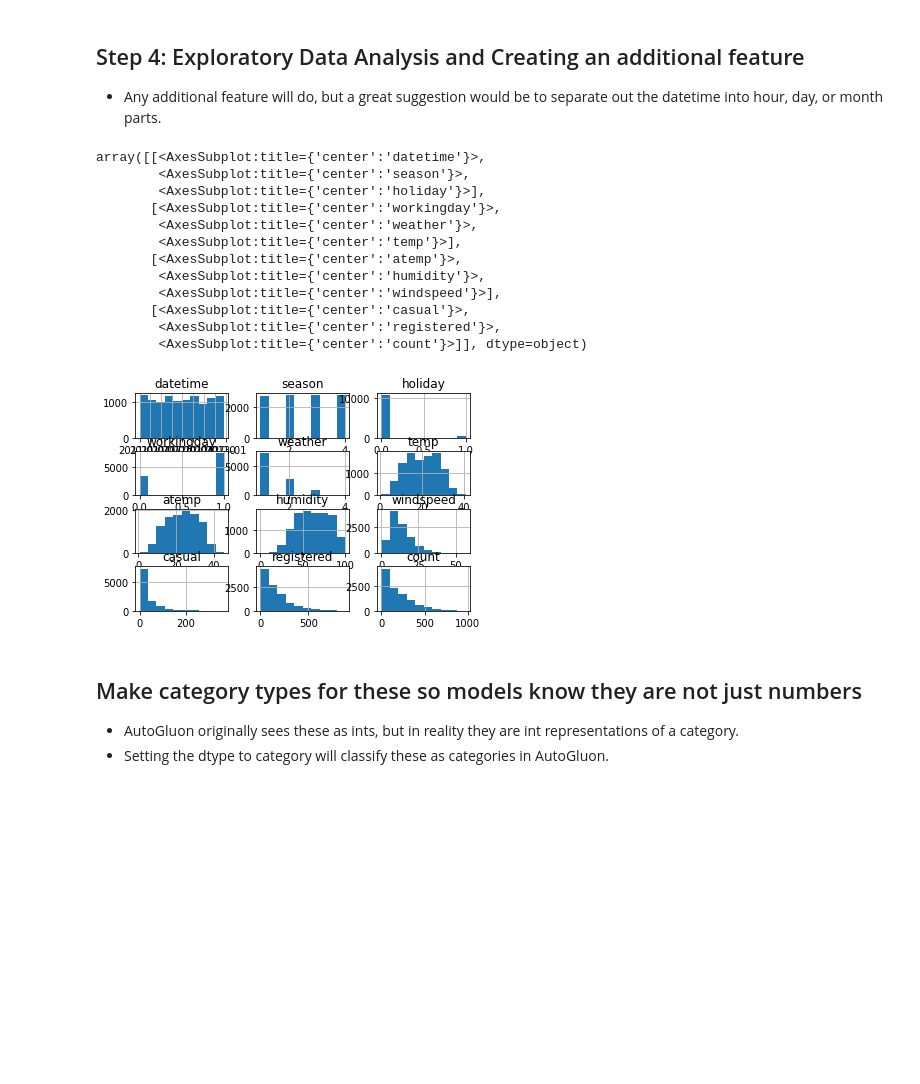
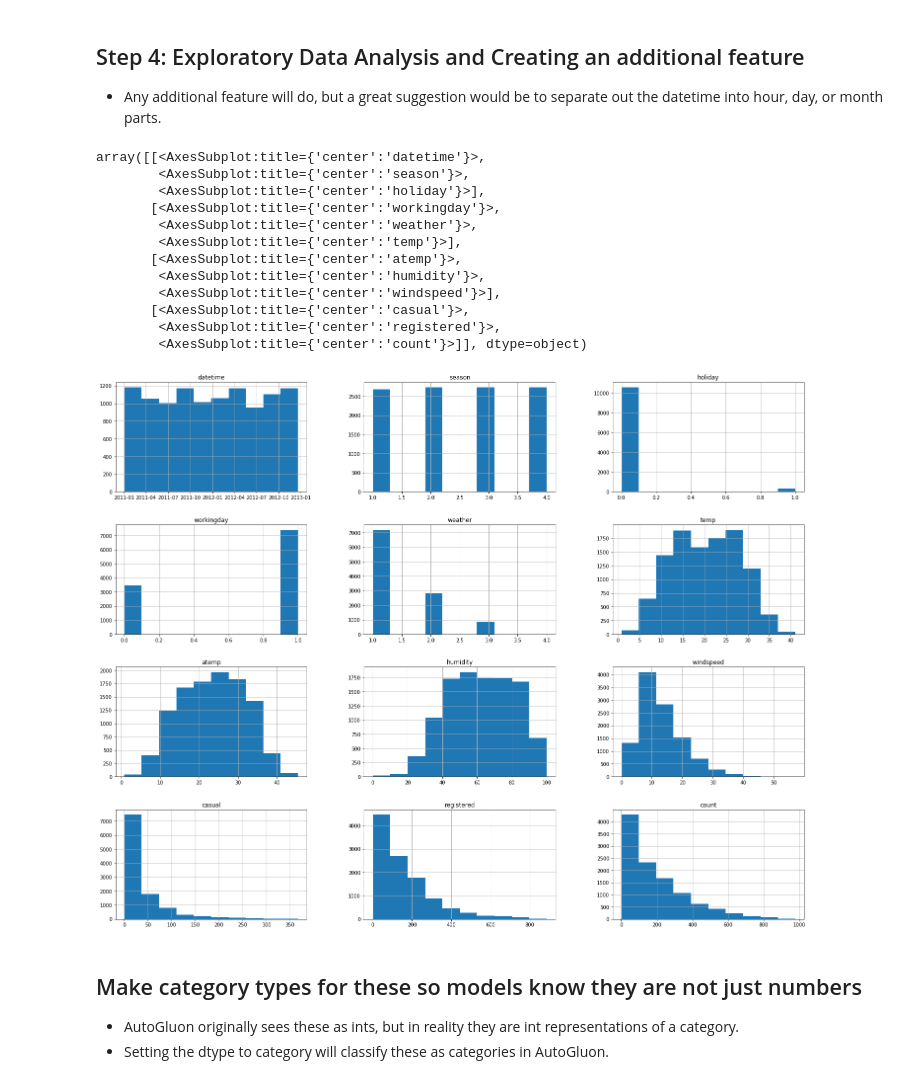
Before and after one commit to Afi83/nd009t-c1-intro-to-ml-project-starter, a Jupyter notebook: project-template.ipynb, the cells around one changed output. Saved outputs shown, nothing was run; the diff lists cells and outputs as text; code cells hidden in the pictures; blank space fills up the shorter version.

```diff
--- a/project-template.ipynb
+++ b/project-template.ipynb
@@ -362,21 +363,23 @@ submission.csv  2021-10-29 20:15:56  first raw submission  complete  1.39450
 * Any additional feature will do, but a great suggestion would be to separate out the datetime into hour, day, or month parts.
 # %%
 # Create a histogram of all features to show the distribution of each one relative to the data. This is part of the exploritory data analysis
-train.hist()
+fig = plt.figure(figsize = (25,20))
+ax = fig.gca()
+train.hist(ax = ax)
 # %% [output]
 array([[<AxesSubplot:title={'center':'datetime'}>,
         <AxesSubplot:title={'center':'season'}>,
         <AxesSubplot:title={'center':'holiday'}>],
        [<AxesSubplot:title={'center':'workingday'}>,
         <AxesSubplot:title={'center':'weather'}>,
         <AxesSubplot:title={'center':'temp'}>],
        [<AxesSubplot:title={'center':'atemp'}>,
         <AxesSubplot:title={'center':'humidity'}>,
         <AxesSubplot:title={'center':'windspeed'}>],
        [<AxesSubplot:title={'center':'casual'}>,
         <AxesSubplot:title={'center':'registered'}>,
         <AxesSubplot:title={'center':'count'}>]], dtype=object)
-[figure, old version]
+[figure, new version]
 # %%
 # create a new feature
 train["year"] = train["datetime"].dt.year
```
Also changed, not shown: parts of 24 cells of this notebook, 1 other file.
